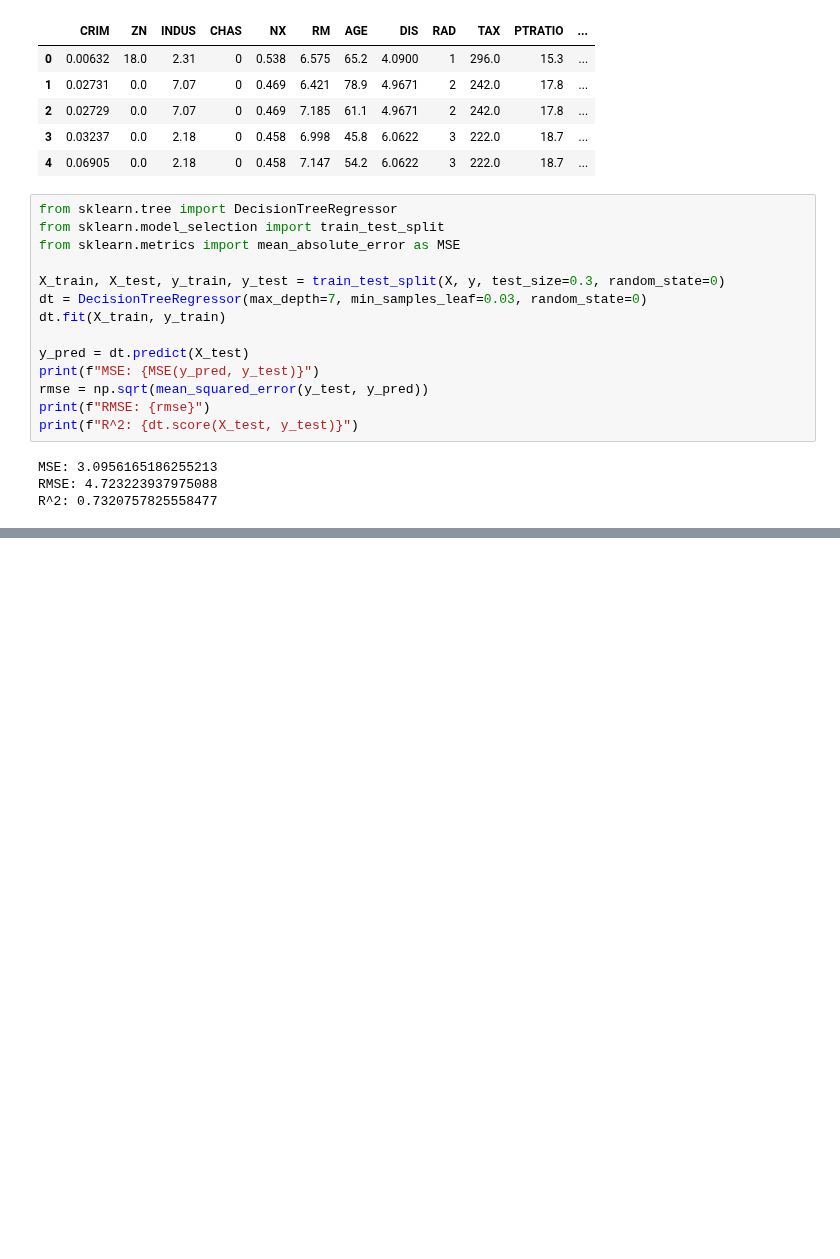
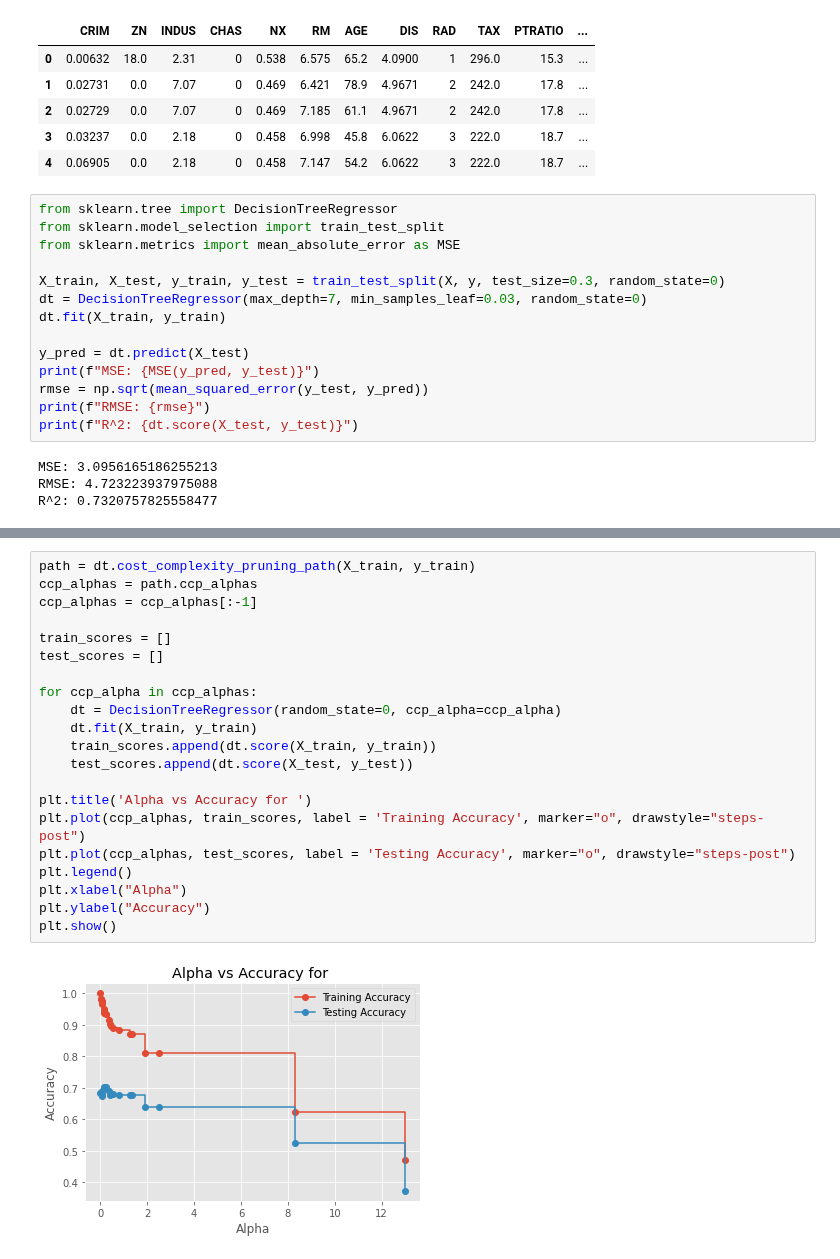
Before and after one commit to rmarinplana/personalProjects, a Jupyter notebook: supervised_learning_study.ipynb, the cells around one changed output, grey strips where cells are left out. Saved outputs shown, nothing was run; the diff lists cells and outputs as text; blank space fills up the shorter version.

Commit message:
Add cost complexity prunning to decision tree

```diff
--- a/supervised_learning_study.ipynb
+++ b/supervised_learning_study.ipynb
@@ -567,0 +580,23 @@ R^2: 0.7320757825558477
+# %%
+path = dt.cost_complexity_pruning_path(X_train, y_train)
+ccp_alphas = path.ccp_alphas
+ccp_alphas = ccp_alphas[:-1]
+
+train_scores = []
+test_scores = []
+
+for ccp_alpha in ccp_alphas:
+    dt = DecisionTreeRegressor(random_state=0, ccp_alpha=ccp_alpha)
+    dt.fit(X_train, y_train)
+    train_scores.append(dt.score(X_train, y_train))
+    test_scores.append(dt.score(X_test, y_test))
+
+plt.title('Alpha vs Accuracy for ')
+plt.plot(ccp_alphas, train_scores, label = 'Training Accuracy', marker="o", drawstyle="steps-post")
+plt.plot(ccp_alphas, test_scores, label = 'Testing Accuracy', marker="o", drawstyle="steps-post")
+plt.legend()
+plt.xlabel("Alpha")
+plt.ylabel("Accuracy")
+plt.show()
+# %% [output]
+[figure, added]
```
Also changed, not shown: parts of 6 cells of this notebook.
